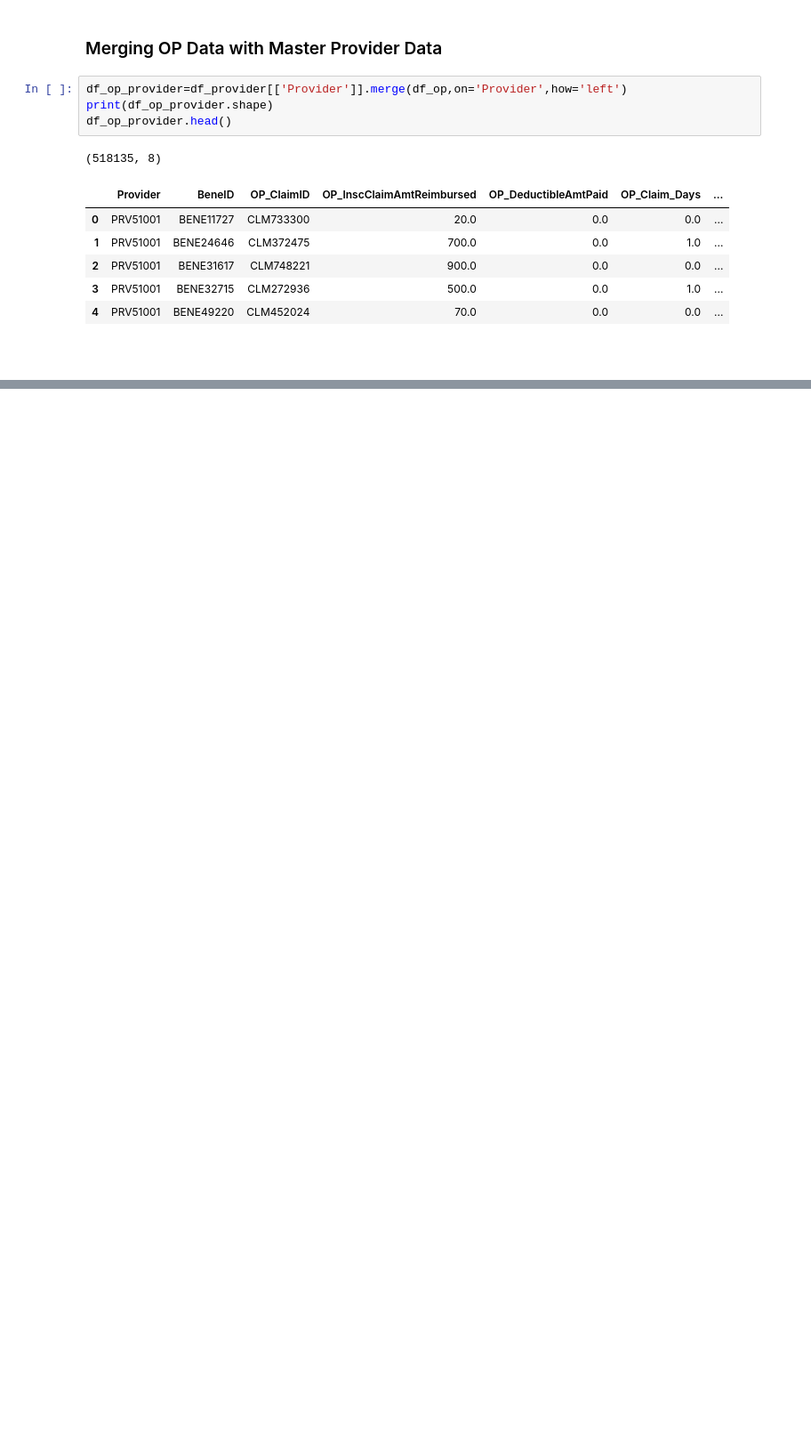
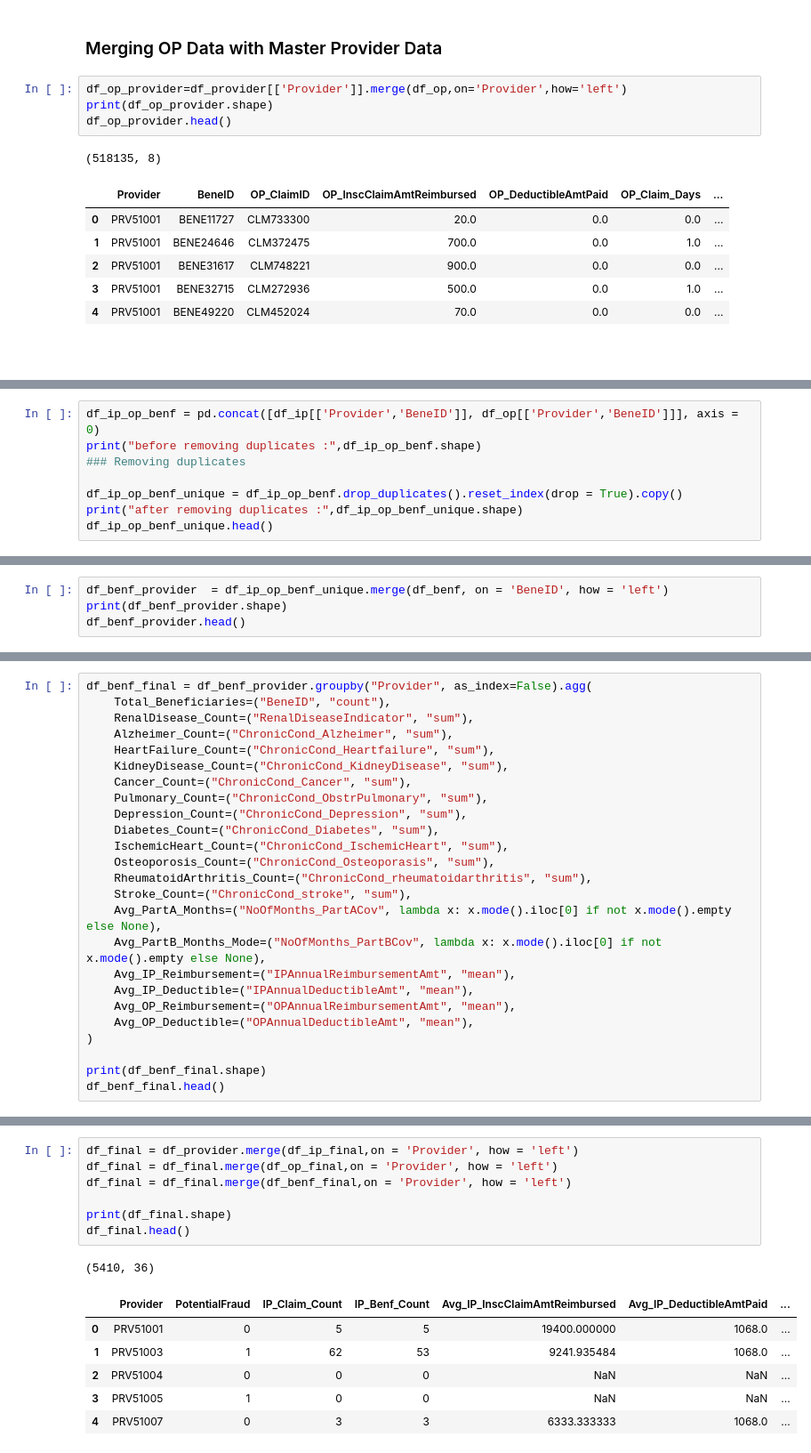
Before and after one commit to Manikanta-Peumalla1/Provider_Fraud_Detection, a Jupyter notebook: Data_Preparation_Code/Data_Preparation_Code.ipynb, the cells around one changed output, grey strips where cells are left out. Shown at 89% size. Drawn from its saved outputs; the diff is of its cells as text; blank space fills up the shorter version.

```diff
--- a/Data_Preparation_Code/Data_Preparation_Code.ipynb
+++ b/Data_Preparation_Code/Data_Preparation_Code.ipynb
@@ -390,0 +337,8 @@ df_op_final.head()
+# %%
+df_ip_op_benf = pd.concat([df_ip[['Provider','BeneID']], df_op[['Provider','BeneID']]], axis = 0)
+print("before removing duplicates :",df_ip_op_benf.shape)
+### Removing duplicates
+
+df_ip_op_benf_unique = df_ip_op_benf.drop_duplicates().reset_index(drop = True).copy()
+print("after removing duplicates :",df_ip_op_benf_unique.shape)
+df_ip_op_benf_unique.head()
@@ -390,0 +356,4 @@ df_op_final.head()
+# %%
+df_benf_provider  = df_ip_op_benf_unique.merge(df_benf, on = 'BeneID', how = 'left')
+print(df_benf_provider.shape)
+df_benf_provider.head()
@@ -390,0 +368,25 @@ df_op_final.head()
+# %%
+df_benf_final = df_benf_provider.groupby("Provider", as_index=False).agg(
+    Total_Beneficiaries=("BeneID", "count"),
+    RenalDisease_Count=("RenalDiseaseIndicator", "sum"),
+    Alzheimer_Count=("ChronicCond_Alzheimer", "sum"),
+    HeartFailure_Count=("ChronicCond_Heartfailure", "sum"),
+    KidneyDisease_Count=("ChronicCond_KidneyDisease", "sum"),
+    Cancer_Count=("ChronicCond_Cancer", "sum"),
+    Pulmonary_Count=("ChronicCond_ObstrPulmonary", "sum"),
+    Depression_Count=("ChronicCond_Depression", "sum"),
+    Diabetes_Count=("ChronicCond_Diabetes", "sum"),
+    IschemicHeart_Count=("ChronicCond_IschemicHeart", "sum"),
+    Osteoporosis_Count=("ChronicCond_Osteoporasis", "sum"),
+    RheumatoidArthritis_Count=("ChronicCond_rheumatoidarthritis", "sum"),
+    Stroke_Count=("ChronicCond_stroke", "sum"),
+    Avg_PartA_Months=("NoOfMonths_PartACov", lambda x: x.mode().iloc[0] if not x.mode().empty else None),
+    Avg_PartB_Months_Mode=("NoOfMonths_PartBCov", lambda x: x.mode().iloc[0] if not x.mode().empty else None),
+    Avg_IP_Reimbursement=("IPAnnualReimbursementAmt", "mean"),
+    Avg_IP_Deductible=("IPAnnualDeductibleAmt", "mean"),
+    Avg_OP_Reimbursement=("OPAnnualReimbursementAmt", "mean"),
+    Avg_OP_Deductible=("OPAnnualDeductibleAmt", "mean"),
+)
+
+print(df_benf_final.shape)
+df_benf_final.head()
@@ -390,0 +403,15 @@ df_op_final.head()
+# %%
+df_final = df_provider.merge(df_ip_final,on = 'Provider', how = 'left')
+df_final = df_final.merge(df_op_final,on = 'Provider', how = 'left')
+df_final = df_final.merge(df_benf_final,on = 'Provider', how = 'left')
+
+print(df_final.shape)
+df_final.head()
+# %% [output]
+(5410, 36)
+|  | Provider | PotentialFraud | IP_Claim_Count | IP_Benf_Count | Avg_IP_InscClaimAmtReimbursed | Avg_IP_DeductibleAmtPaid | ... |
+| 0 | PRV51001 | 0 | 5 | 5 | 19400.000000 | 1068.0 | ... |
+| 1 | PRV51003 | 1 | 62 | 53 | 9241.935484 | 1068.0 | ... |
+| 2 | PRV51004 | 0 | 0 | 0 | NaN | NaN | ... |
+| 3 | PRV51005 | 1 | 0 | 0 | NaN | NaN | ... |
+| 4 | PRV51007 | 0 | 3 | 3 | 6333.333333 | 1068.0 | ... |
```
Also changed, not shown: parts of 20 cells of this notebook, 1 other file.
